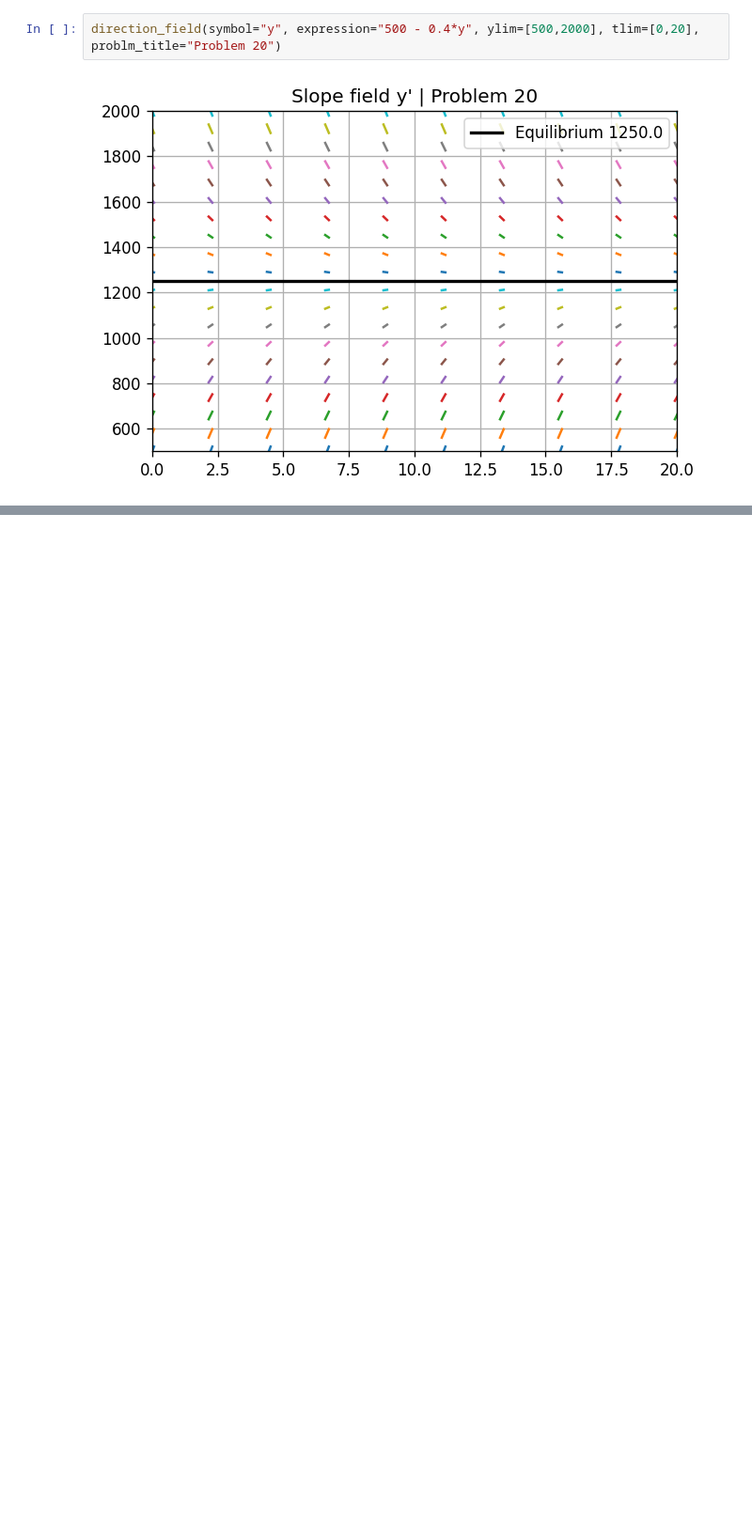
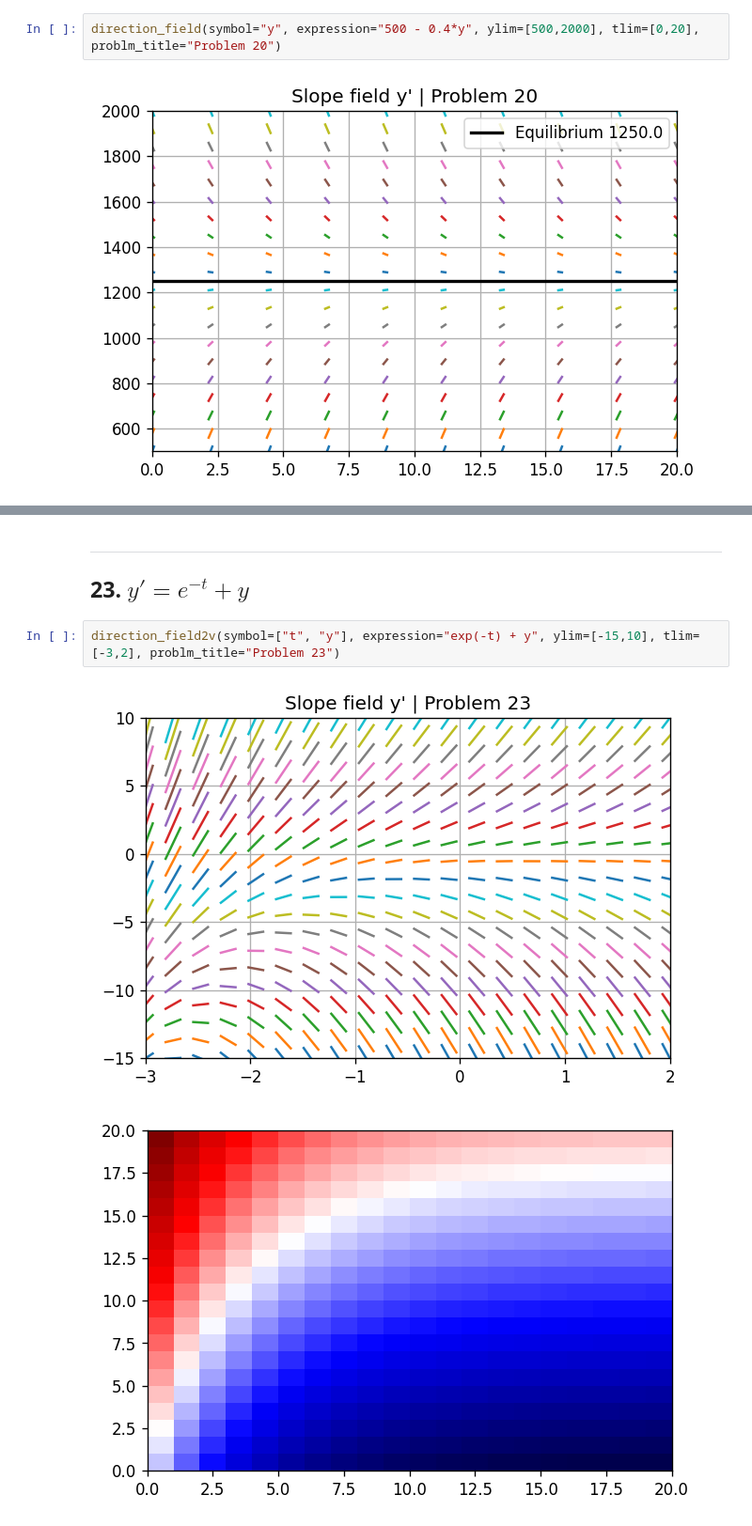
Before and after one commit to zemarchezi/BoyceDiPrima_DifferentialEq, a Jupyter notebook: Chapter_1.ipynb, the cells around one changed output, grey strips where cells are left out. Shown at 94% size. Saved outputs shown, nothing was run; the diff lists cells and outputs as text; blank space fills up the shorter version.

```diff
--- a/Chapter_1.ipynb
+++ b/Chapter_1.ipynb
@@ -598,0 +706,8 @@ c. Using the data in part c, draw a direction field and compare it with Figure 1
+# %% [markdown]
+***
+## 23. $y' = e^{-t} + y $
+# %%
+direction_field2v(symbol=["t", "y"], expression="exp(-t) + y", ylim=[-15,10], tlim=[-3,2], problm_title="Problem 23")
+# %% [output]
+[figure, added]
+[figure, added]
```
Also changed, not shown: parts of 9 cells of this notebook.
